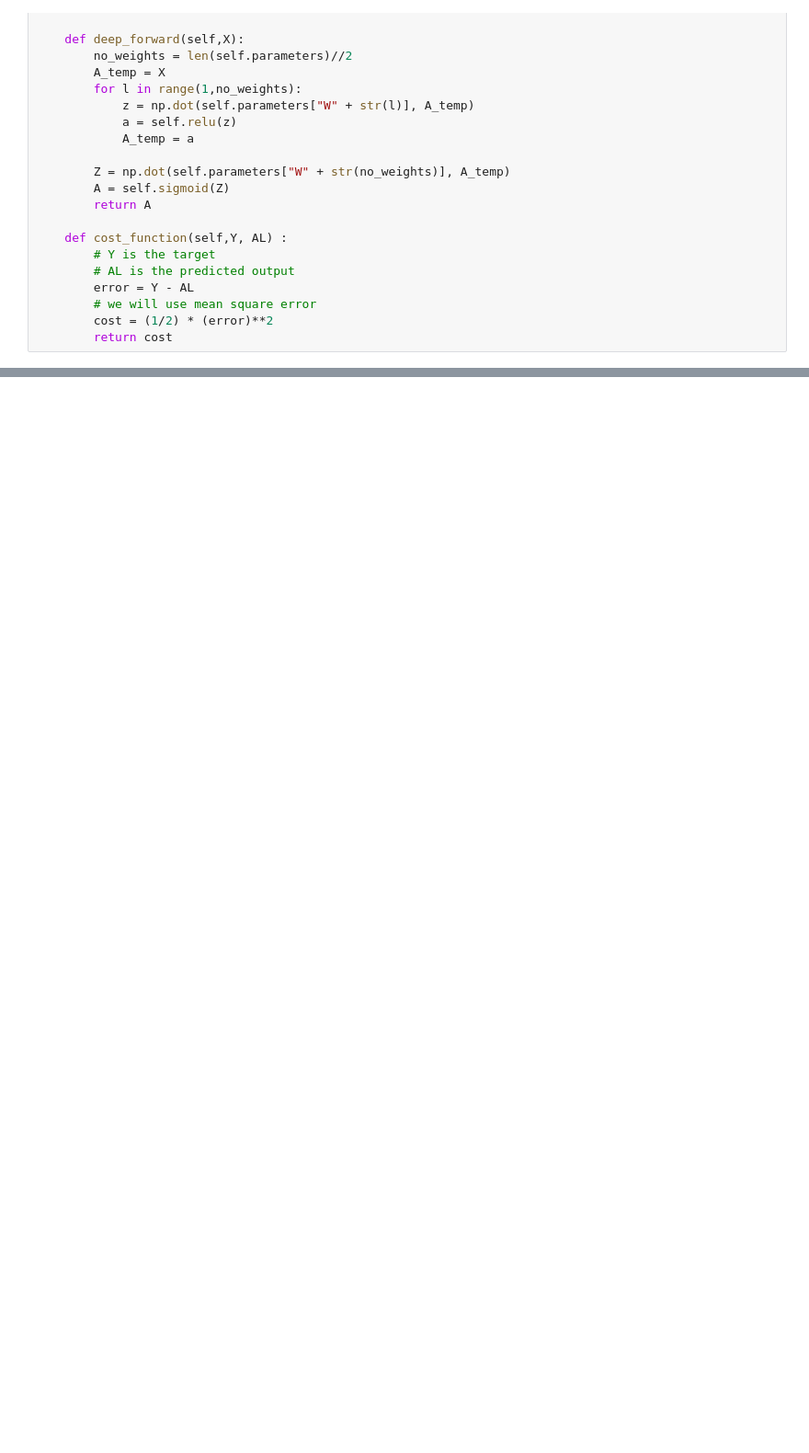
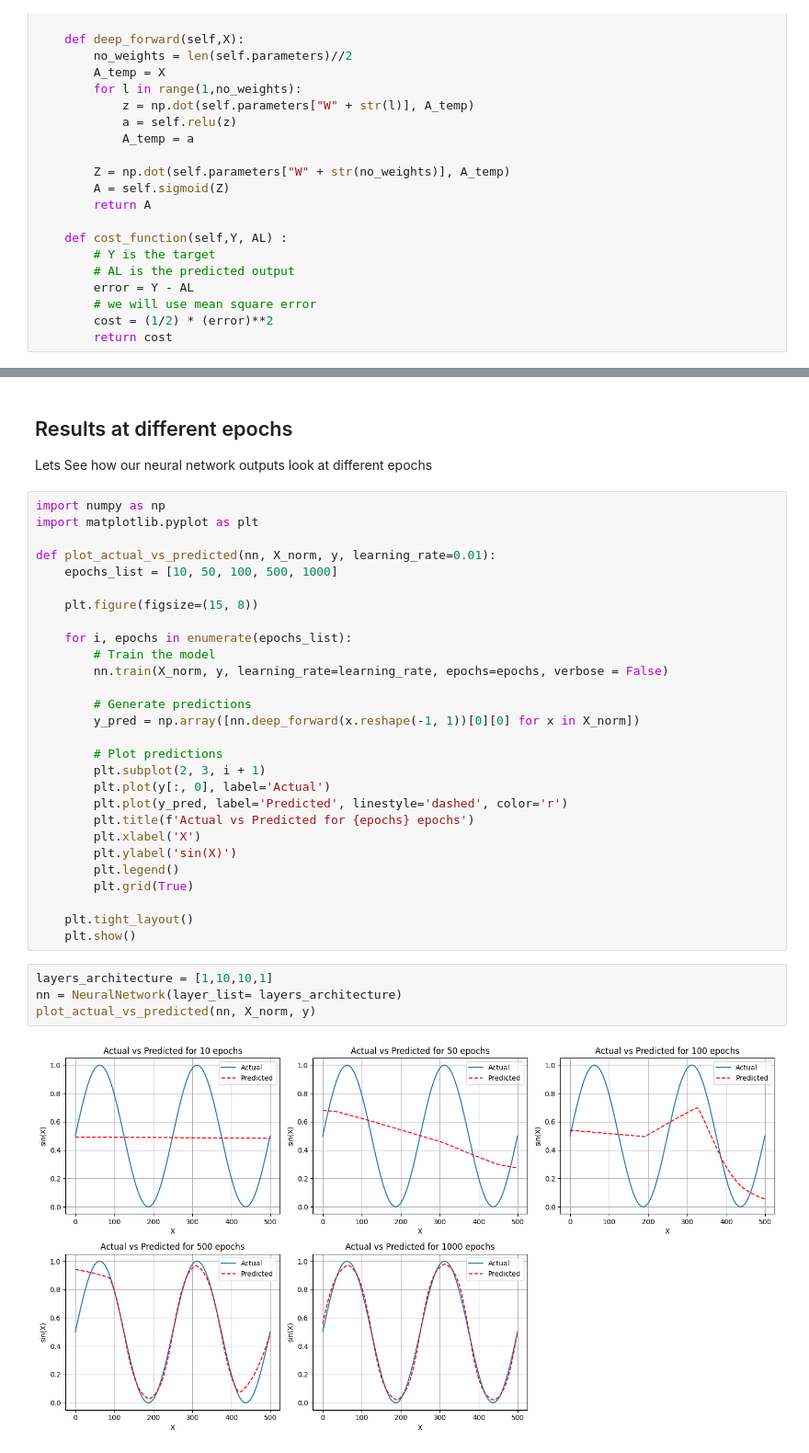
Before and after one commit to swodesh-2001/DeepNeuralNetwork-Scratch, a Jupyter notebook: NeuralNetwork.ipynb, the cells around one changed output, grey strips where cells are left out. Shown at 92% size. Cells and saved outputs as stored; diff of their text form; blank space fills up the shorter version.

```diff
--- a/NeuralNetwork.ipynb
+++ b/NeuralNetwork.ipynb
@@ -164,0 +574,38 @@ array([[0.125]])
+# %% [markdown]
+## Results at different epochs
+
+Lets See how our neural network outputs look at different epochs
+# %%
+import numpy as np
+import matplotlib.pyplot as plt
+
+def plot_actual_vs_predicted(nn, X_norm, y, learning_rate=0.01):
+    epochs_list = [10, 50, 100, 500, 1000]
+
+    plt.figure(figsize=(15, 8))
+
+    for i, epochs in enumerate(epochs_list):
+        # Train the model
+        nn.train(X_norm, y, learning_rate=learning_rate, epochs=epochs, verbose = False)
+
+        # Generate predictions
+        y_pred = np.array([nn.deep_forward(x.reshape(-1, 1))[0][0] for x in X_norm])
+
+        # Plot predictions
+        plt.subplot(2, 3, i + 1)
+        plt.plot(y[:, 0], label='Actual')
+        plt.plot(y_pred, label='Predicted', linestyle='dashed', color='r')
+        plt.title(f'Actual vs Predicted for {epochs} epochs')
+        plt.xlabel('X')
+        plt.ylabel('sin(X)')
+        plt.legend()
+        plt.grid(True)
+
+    plt.tight_layout()
+    plt.show()
+# %%
+layers_architecture = [1,10,10,1]
+nn = NeuralNetwork(layer_list= layers_architecture)
+plot_actual_vs_predicted(nn, X_norm, y)
+# %% [output]
+[figure, added]
```
Also changed, not shown: parts of 49 cells of this notebook, 4 other files.
